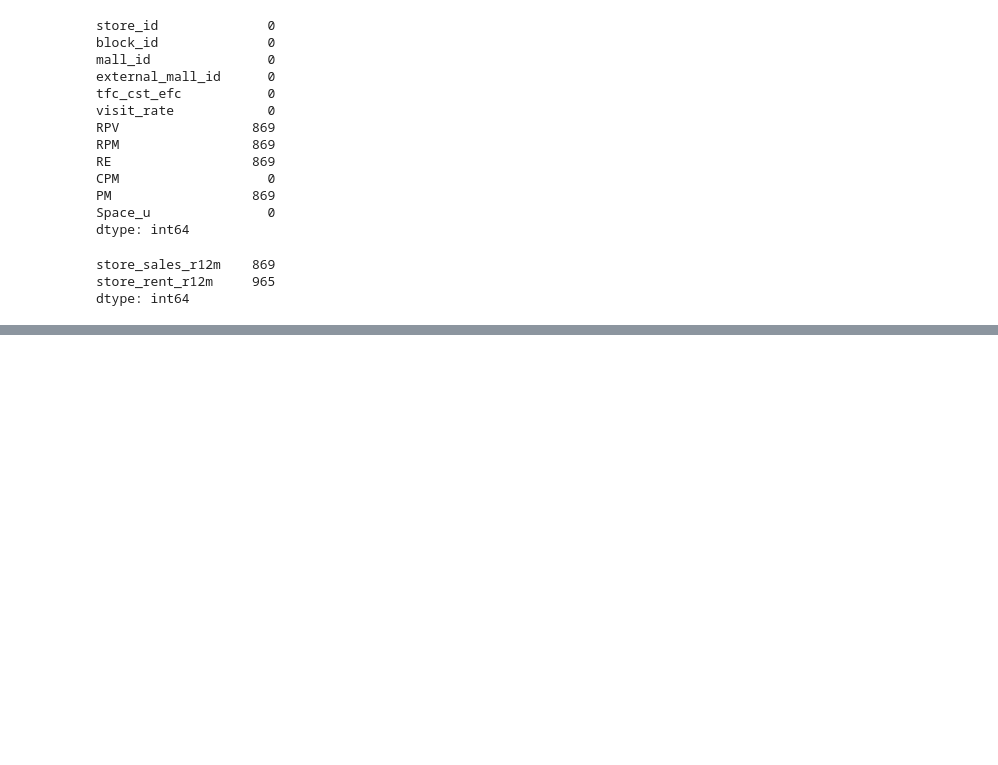
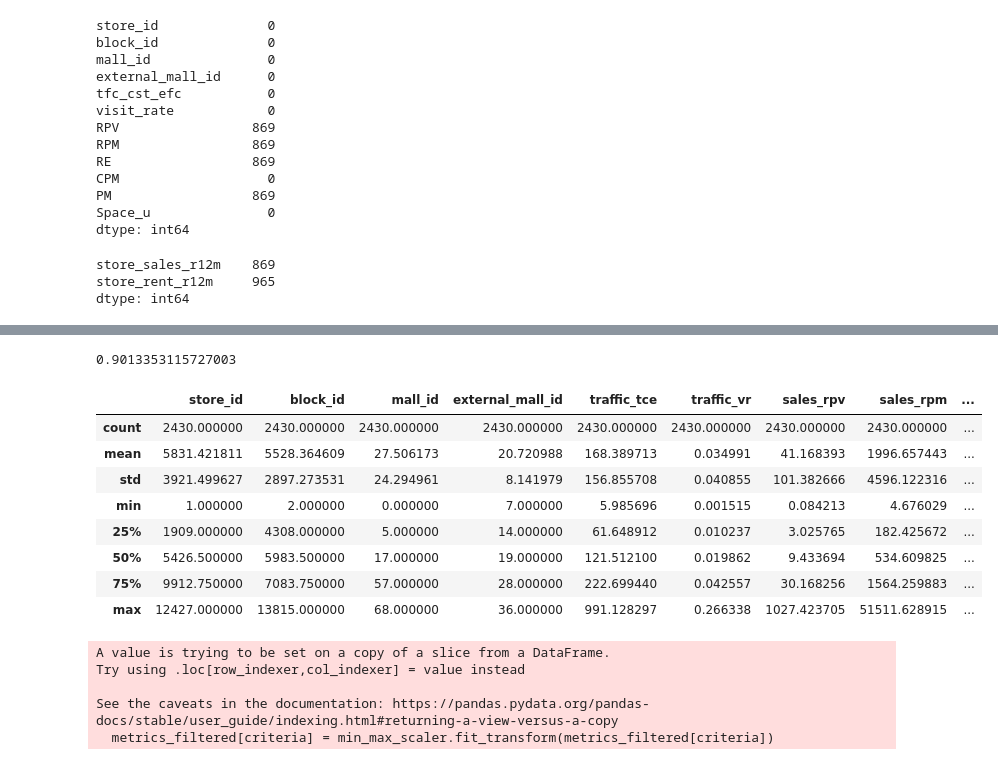
Before and after one commit to JokyHub/Data-Challenge-URW-HEC, a Jupyter notebook: notebooks/performance.ipynb, the cells around one changed output, grey strips where cells are left out. Drawn from its saved outputs; the diff is of its cells as text; code cells hidden in the pictures; blank space fills up the shorter version.

```diff
--- a/notebooks/performance.ipynb
+++ b/notebooks/performance.ipynb
@@ -369,0 +414,3 @@ dtype: int64
+# %%
+metrics.rename(columns={'tfc_cst_efc':'traffic_tce', 'visit_rate':'traffic_vr', 'RPV':'sales_rpv', 'RPM':'sales_rpm',
+                        'RE':'sales_re', 'CPM':'cost_cpm', 'PM':'sales_pm', 'Space_u':'engagement'}, inplace=True)
@@ -369,0 +456,18 @@ dtype: int64
+# %%
+# Define percentile limits for winsorization
+lower_limit = 0.01
+upper_limit = 0.99
+
+# Calculate global thresholds for each column
+thresholds = {}
+for col in criteria:
+    thresholds[col] = {
+        "lower": np.percentile(metrics[col], lower_limit * 100),
+        "upper": np.percentile(metrics[col], upper_limit * 100)
+    }
+# %%
+def is_within_threshold(row, thresholds):
+    for col, thresh in thresholds.items():
+        if row[col] < thresh["lower"] or row[col] > thresh["upper"]:
+            return False
+    return True
@@ -369,0 +476,29 @@ dtype: int64
+# %%
+metrics_filtered.shape[0]/metrics.shape[0]
+# 10 are droped
+# %% [output]
+0.9013353115727003
+# %%
+metrics_filtered.describe()
+# %% [output]
+|  | store_id | block_id | mall_id | external_mall_id | traffic_tce | traffic_vr | sales_rpv | sales_rpm | ... |
+| count | 2430.000000 | 2430.000000 | 2430.000000 | 2430.000000 | 2430.000000 | 2430.000000 | 2430.000000 | 2430.000000 | ... |
+| mean | 5831.421811 | 5528.364609 | 27.506173 | 20.720988 | 168.389713 | 0.034991 | 41.168393 | 1996.657443 | ... |
+| std | 3921.499627 | 2897.273531 | 24.294961 | 8.141979 | 156.855708 | 0.040855 | 101.382666 | 4596.122316 | ... |
+| min | 1.000000 | 2.000000 | 0.000000 | 7.000000 | 5.985696 | 0.001515 | 0.084213 | 4.676029 | ... |
+| 25% | 1909.000000 | 4308.000000 | 5.000000 | 14.000000 | 61.648912 | 0.010237 | 3.025765 | 182.425672 | ... |
+| 50% | 5426.500000 | 5983.500000 | 17.000000 | 19.000000 | 121.512100 | 0.019862 | 9.433694 | 534.609825 | ... |
+| 75% | 9912.750000 | 7083.750000 | 57.000000 | 28.000000 | 222.699440 | 0.042557 | 30.168256 | 1564.259883 | ... |
+| max | 12427.000000 | 13815.000000 | 68.000000 | 36.000000 | 991.128297 | 0.266338 | 1027.423705 | 51511.628915 | ... |
+# %%
+# much better
+# do normalization
+from sklearn.preprocessing import MinMaxScaler, StandardScaler
+min_max_scaler = MinMaxScaler()
+metrics_filtered[criteria] = min_max_scaler.fit_transform(metrics_filtered[criteria])
+# %% [output]
+A value is trying to be set on a copy of a slice from a DataFrame.
+Try using .loc[row_indexer,col_indexer] = value instead
+
+See the caveats in the documentation: https://pandas.pydata.org/pandas-docs/stable/user_guide/indexing.html#returning-a-view-versus-a-copy
+  metrics_filtered[criteria] = min_max_scaler.fit_transform(metrics_filtered[criteria])
```
Also changed, not shown: parts of 28 cells of this notebook.
